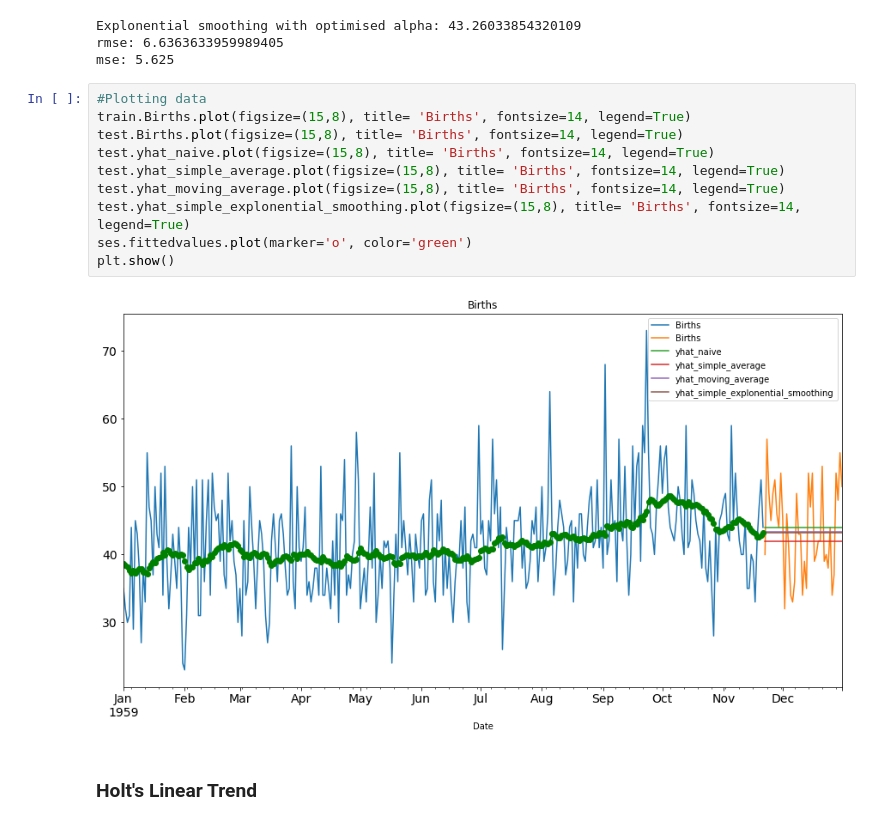
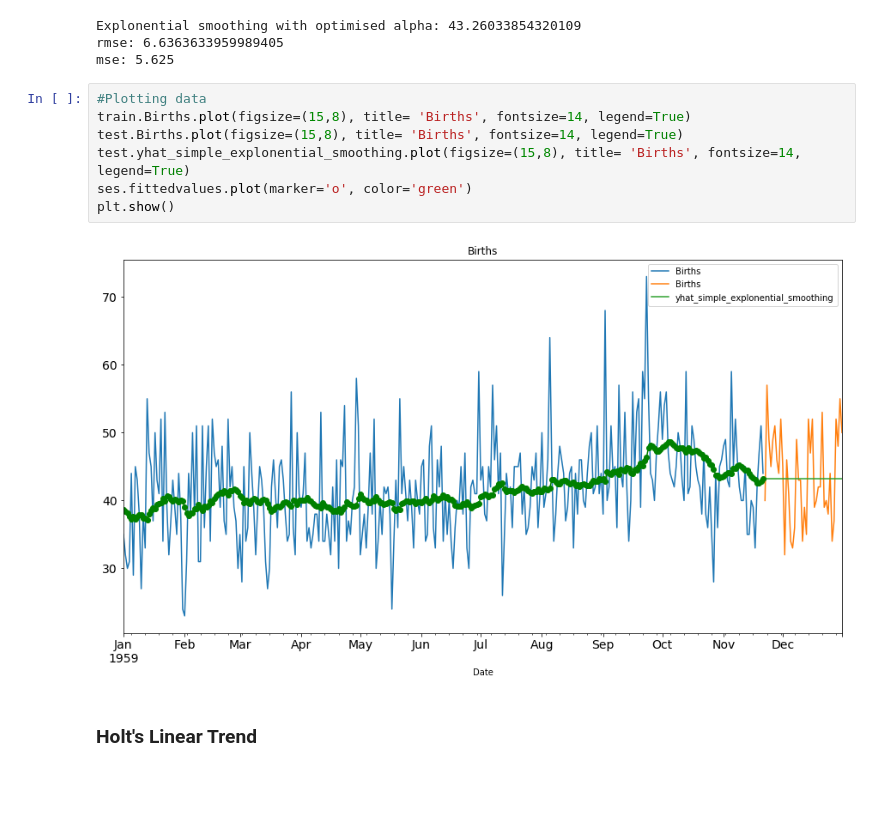
Before and after one commit to seckindinc/Python, a Jupyter notebook: Algorithms/Time-Series/TS-Forecasting_Methods.ipynb, the cells around one changed output. Cells and saved outputs as stored; diff of their text form; blank space fills up the shorter version.

```diff
--- a/Algorithms/Time-Series/TS-Forecasting_Methods.ipynb
+++ b/Algorithms/Time-Series/TS-Forecasting_Methods.ipynb
@@ -142,15 +142,12 @@ mse: 5.625
 # %%
 #Plotting data
 train.Births.plot(figsize=(15,8), title= 'Births', fontsize=14, legend=True)
 test.Births.plot(figsize=(15,8), title= 'Births', fontsize=14, legend=True)
-test.yhat_naive.plot(figsize=(15,8), title= 'Births', fontsize=14, legend=True)
-test.yhat_simple_average.plot(figsize=(15,8), title= 'Births', fontsize=14, legend=True)
-test.yhat_moving_average.plot(figsize=(15,8), title= 'Births', fontsize=14, legend=True)
 test.yhat_simple_explonential_smoothing.plot(figsize=(15,8), title= 'Births', fontsize=14, legend=True)
 ses.fittedvalues.plot(marker='o', color='green')
 plt.show()
 # %% [output]
-[figure, old version]
+[figure, new version]
 # %% [markdown]
 ### __Holt's Linear Trend__
 # %%
```
Also changed, not shown: parts of 8 cells of this notebook.
